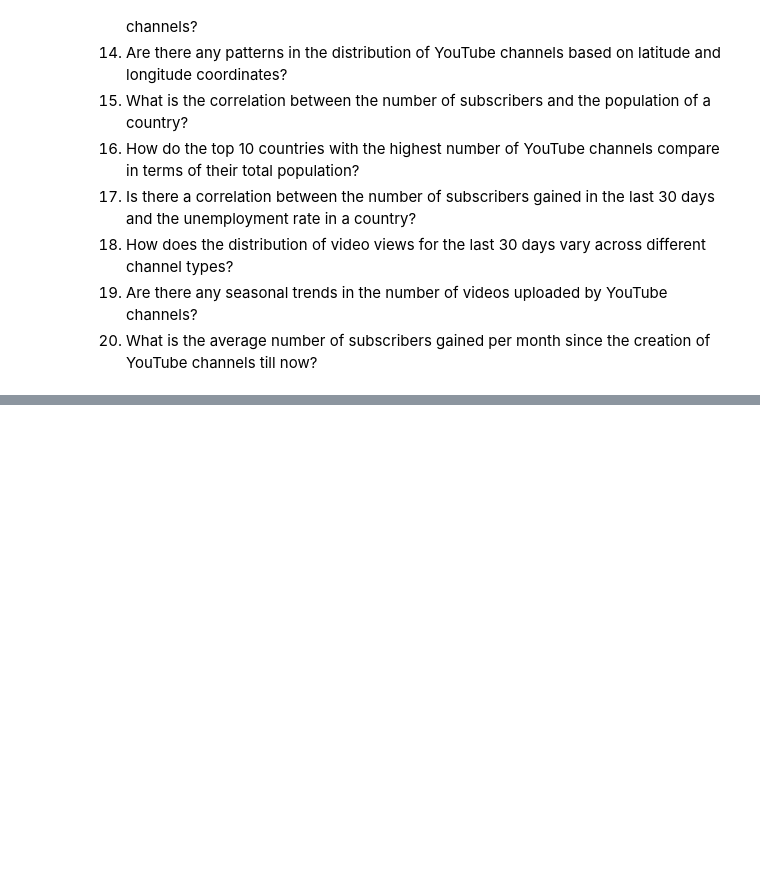
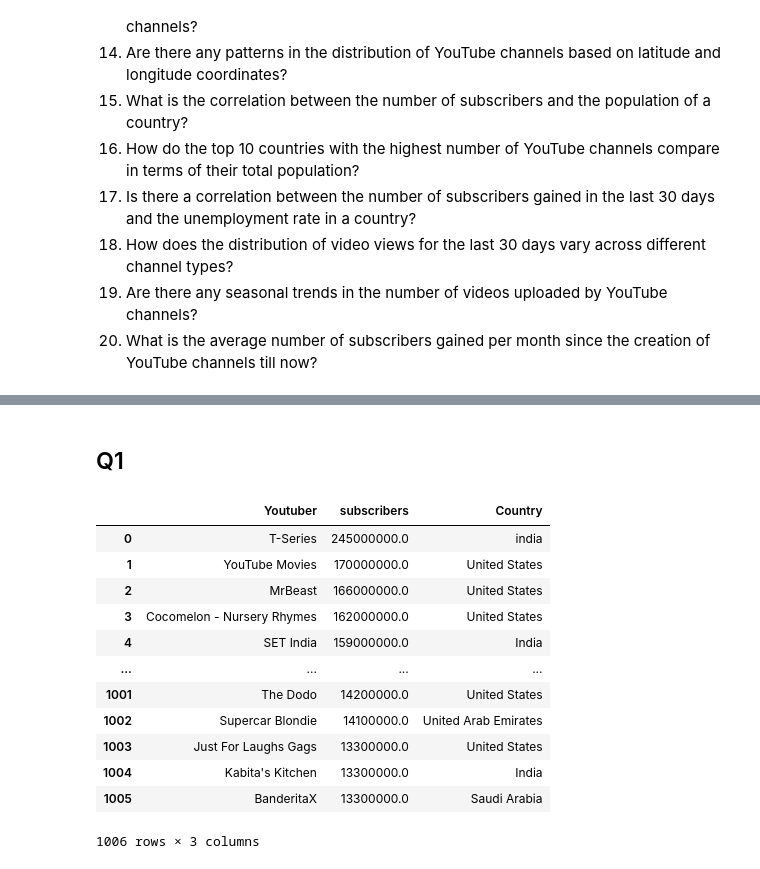
Before and after one commit to Omni-HuB/Finalatics_Data_Science_program, a Jupyter notebook: case_project.ipynb, the cells around one changed output, grey strips where cells are left out. Saved outputs shown, nothing was run; the diff lists cells and outputs as text; code cells hidden in the pictures; blank space fills up the shorter version.

```diff
--- a/case_project.ipynb
+++ b/case_project.ipynb
@@ -147,4 +300,20 @@ df.head(20)
+# %% [markdown]
+<h2>Q1</h2>
 # %%
-df1 = df[['Youtuber','subscribers','Country',]]
-df1
+df2= df1[['Youtuber','subscribers','Country',]]
+df2
+# %% [output]
+|  | Youtuber | subscribers | Country |
+| 0 | T-Series | 245000000.0 | india |
+| 1 | YouTube Movies | 170000000.0 | United States |
+| 2 | MrBeast | 166000000.0 | United States |
+| 3 | Cocomelon - Nursery Rhymes | 162000000.0 | United States |
+| 4 | SET India | 159000000.0 | India |
+| ... | ... | ... | ... |
+| 1001 | The Dodo | 14200000.0 | United States |
+| 1002 | Supercar Blondie | 14100000.0 | United Arab Emirates |
+| 1003 | Just For Laughs Gags | 13300000.0 | United States |
+| 1004 | Kabita's Kitchen | 13300000.0 | India |
+| 1005 | BanderitaX | 13300000.0 | Saudi Arabia |
+1006 rows × 3 columns
 # %%
```
Also changed, not shown: parts of 53 cells of this notebook.
